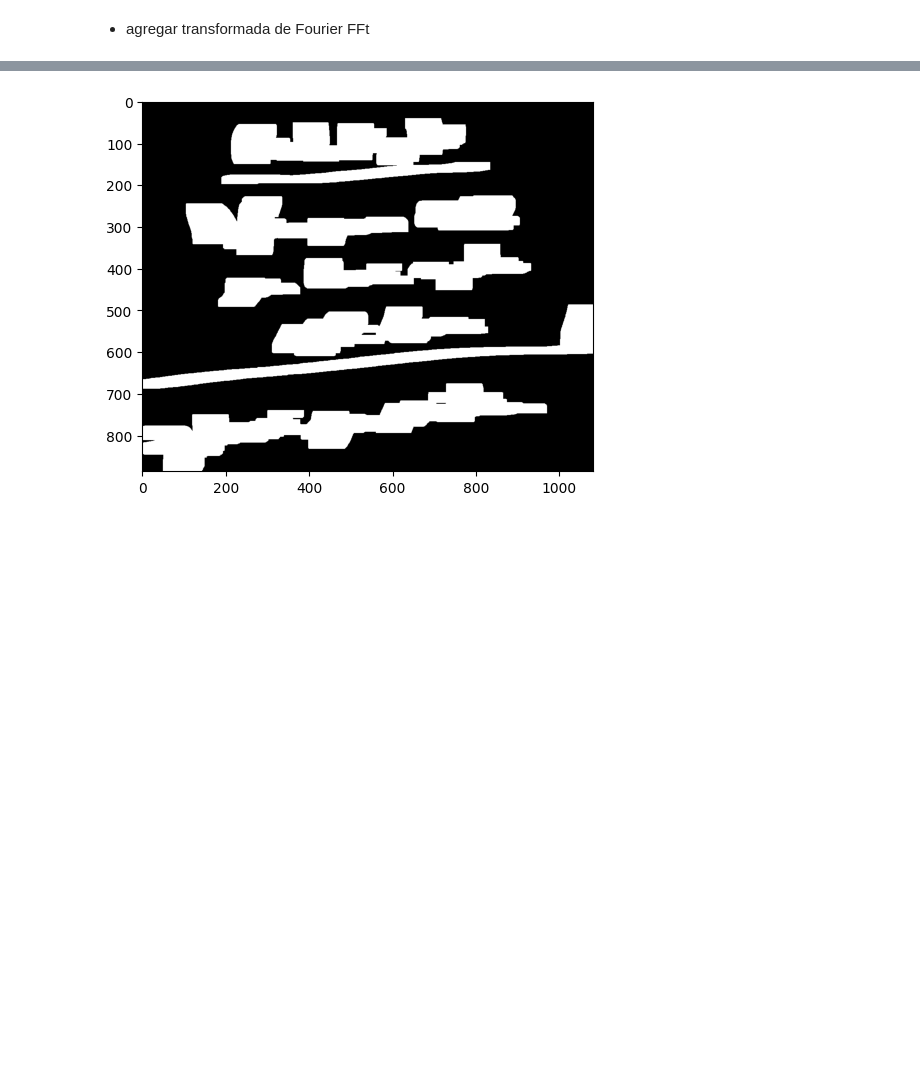
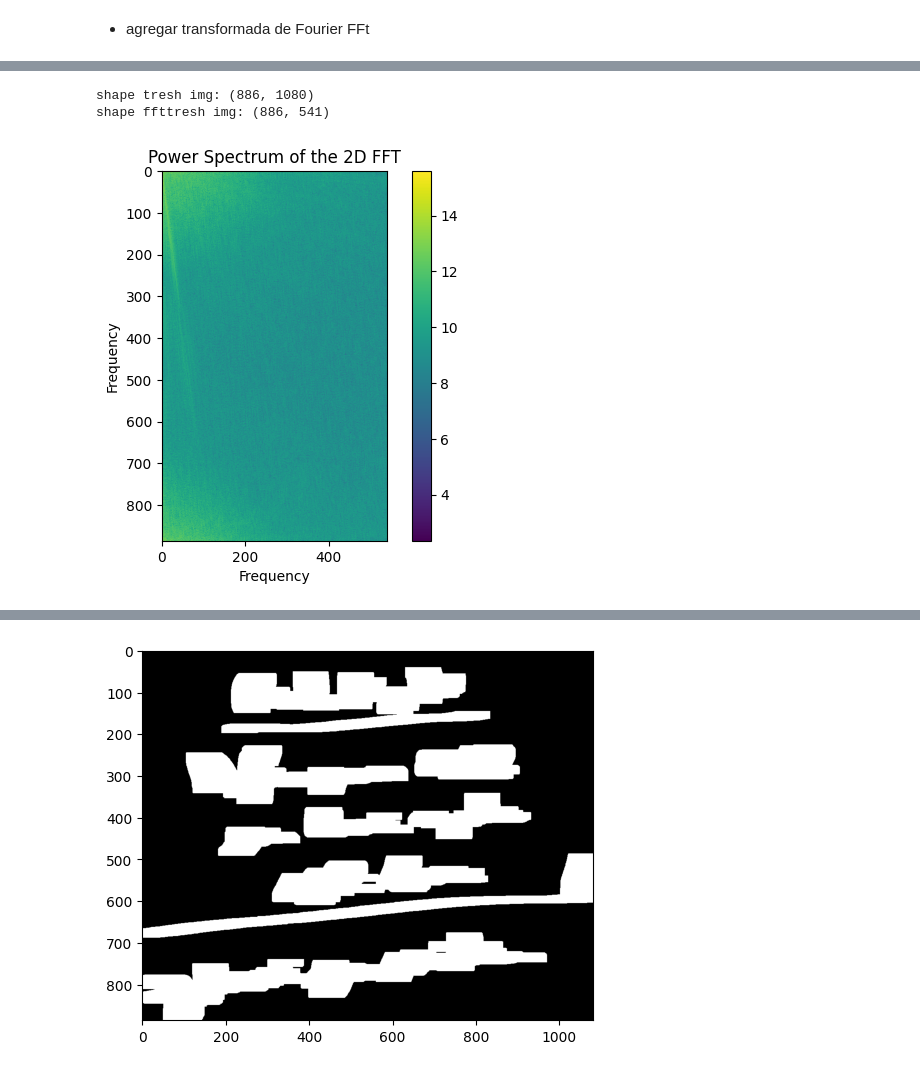
Before and after one commit to fbientrigo/cv_medical, a Jupyter notebook: 01_blockConstruction/01_recongnitionblocks.ipynb, the cells around one changed output, grey strips where cells are left out. Drawn from its saved outputs; the diff is of its cells as text; code cells hidden in the pictures; blank space fills up the shorter version.

```diff
--- a/01_blockConstruction/01_recongnitionblocks.ipynb
+++ b/01_blockConstruction/01_recongnitionblocks.ipynb
@@ -42,7 +42,7 @@ Tenemos
 Se han de utilizar para buscar el archivo tipo imagen,
 el cual en el caso de ser una versión recortada tendrá el mismo nombré pero con una "x" al final seguido de su extensión
 # %%
-def find_matching_file(datasets_path, files):
+def find_matching_file(datasets_path, files, pre_extension='x'):
     """
     Searches for a file in the specified directory that has the same name as a file in the
     provided list, but with an "x" appended before an unknown extension.
@@ -62,7 +62,7 @@ def find_matching_file(datasets_path, files):
     for filename in files:
         # Construct the matching pattern with a capture group for the extension
         pattern = (
-            f"{filename}x\.([^\.]+)"  # Matches filename + 'x' + '.' + any characters
+            f"{filename}{pre_extension}\.([^\.]+)"  # Matches filename + 'x' + '.' + any characters
         )
 
         for entry in os.scandir(datasets_path):
@@ -70,20 +70,20 @@ def find_matching_file(datasets_path, files):
                 # Extract the extension from the matched filename
                 extension = re.match(pattern, entry.name).group(1)
                 matching_files.append(
-                    f"{filename}x.{extension}"
+                    f"{filename}{pre_extension}.{extension}"
                 )  # Reconstruct full name with extension
                 break  # Stop searching once a match is found for the current filename
+    if matching_files:
+        print("Matching files found:")
+        for file in matching_files:
+            print(file)
+        return matching_files
+    else:
+        print("No matching files found.")
+        return null
 
-    return matching_files
 
 matching_files = find_matching_file(datasets_path, files)
-
-if matching_files:
-    print("Matching files found:")
-    for file in matching_files:
-        print(file)
-else:
-    print("No matching files found.")
 # %% [output]
 Matching files found:
 24050201x.jpeg
@@ -133,0 +208,22 @@ thresh_img = thresholding(img, 95); #50, pi
+# %%
+img_fft = np.fft.rfft2(thresh_img)
+print("shape tresh img:", thresh_img.shape)
+print("shape ffttresh img:", img_fft.shape)
+# %% [output]
+shape tresh img: (886, 1080)
+shape ffttresh img: (886, 541)
+# %%
+# fourier process
+
+spectrum_log = np.log1p(
+    np.abs(img_fft)
+)
+
+plt.imshow(spectrum_log)
+plt.colorbar()
+plt.title('Power Spectrum of the 2D FFT')
+plt.xlabel('Frequency')
+plt.ylabel('Frequency')
+plt.show()
+# %% [output]
+[figure, added]
```
Also changed, not shown: parts of 22 cells of this notebook, 2 other files.
